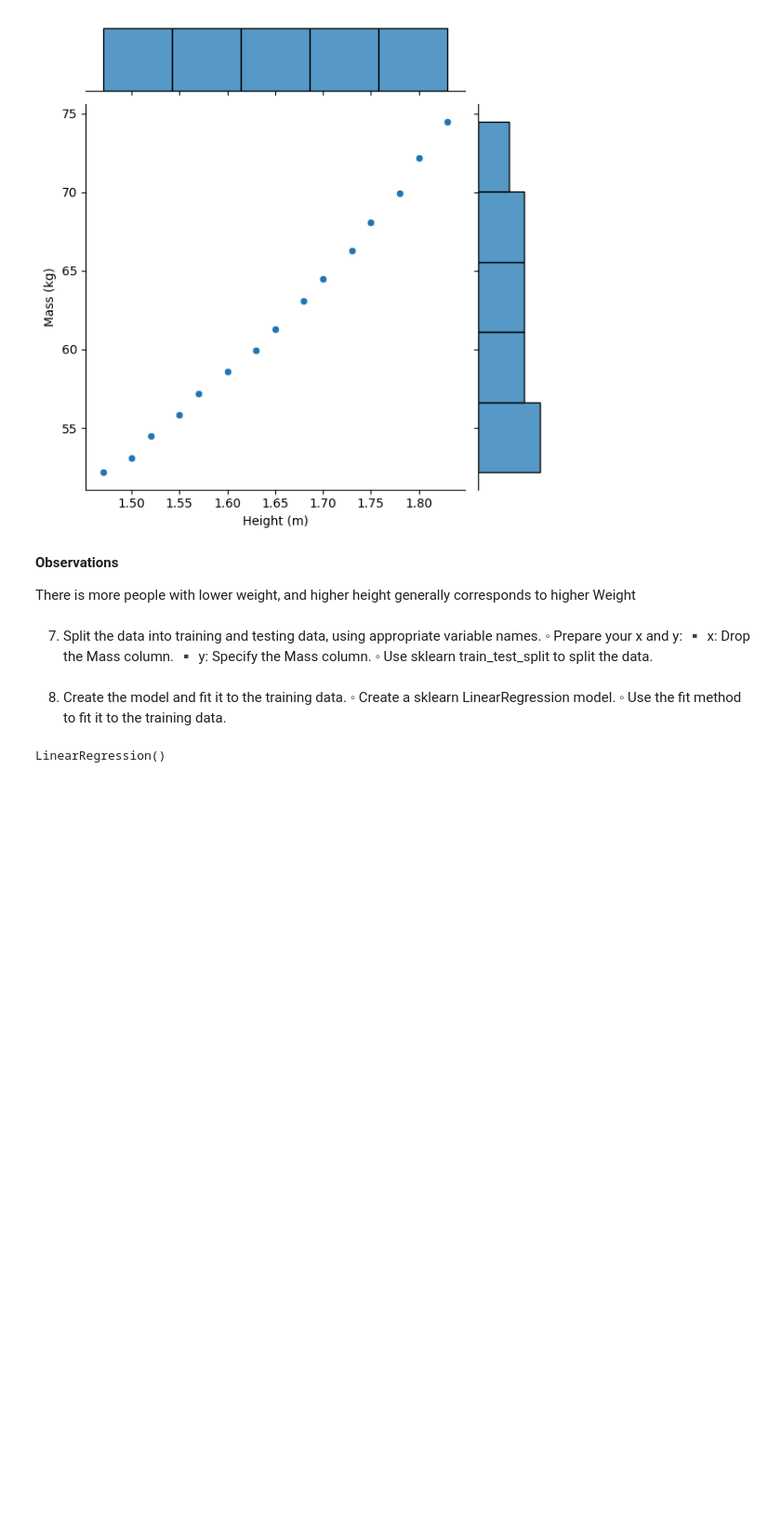
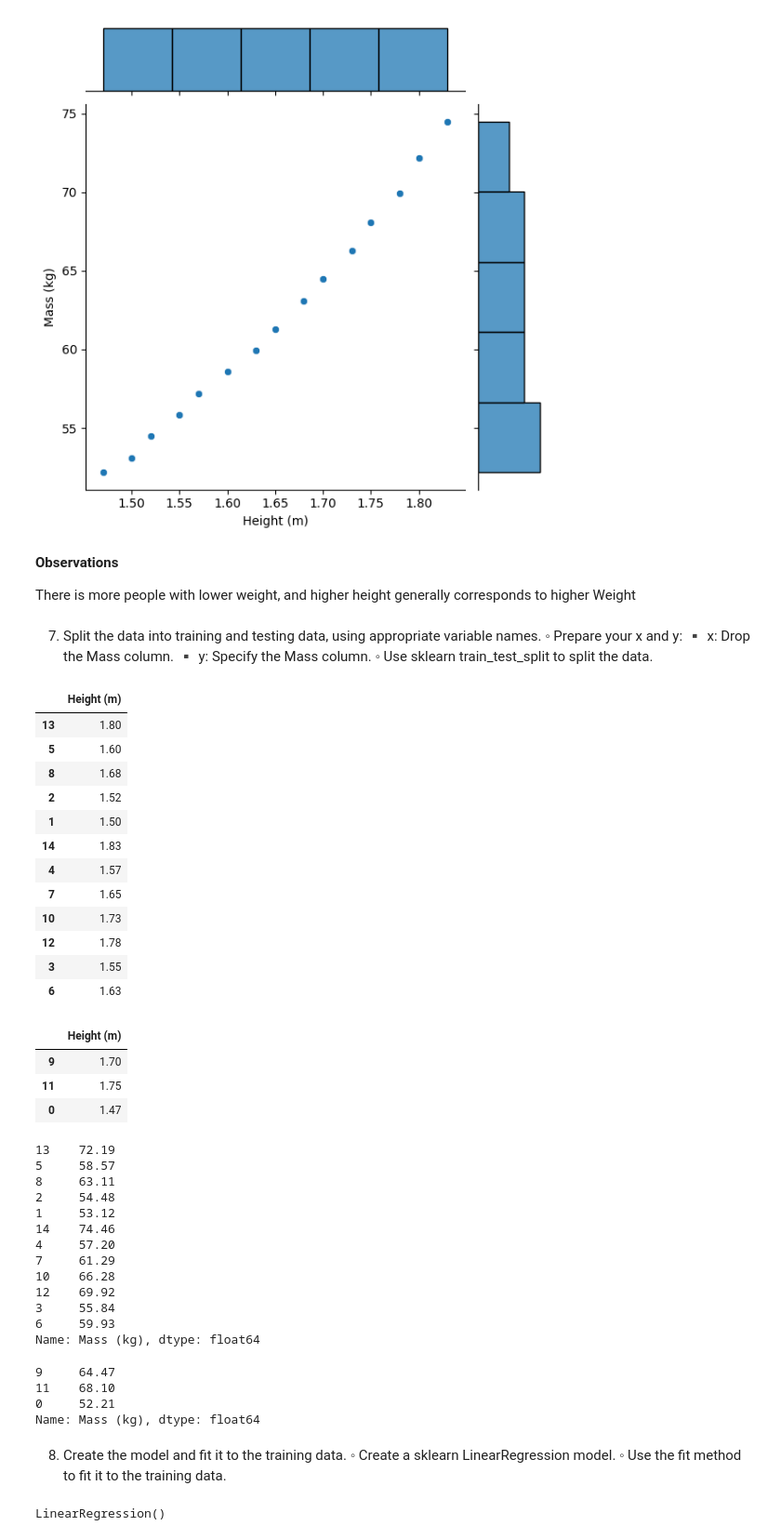
Before and after one commit to Icewav3/Comp-2040_CaseStudy1, a Jupyter notebook: CaseStudy.ipynb, the cells around one changed output. Shown at 93% size. Cells and saved outputs as stored; diff of their text form; code cells hidden in the pictures; blank space fills up the shorter version.

```diff
--- a/CaseStudy.ipynb
+++ b/CaseStudy.ipynb
@@ -95,12 +92,48 @@ There is more people with lower weight, and higher height generally corresponds
 # %%
 from sklearn.model_selection import train_test_split
 
 # Prepare x and y
 x = df.drop('Mass (kg)', axis=1)
 y = df['Mass (kg)']
 
 # Split the data
 x_train, x_test, y_train, y_test = train_test_split(x, y, test_size=0.2, random_state=42)
+display(x_train, x_test, y_train, y_test)
+# %% [output]
+|  | Height (m) |
+| 13 | 1.80 |
+| 5 | 1.60 |
+| 8 | 1.68 |
+| 2 | 1.52 |
+| 1 | 1.50 |
+| 14 | 1.83 |
+| 4 | 1.57 |
+| 7 | 1.65 |
+| 10 | 1.73 |
+| 12 | 1.78 |
+| 3 | 1.55 |
+| 6 | 1.63 |
+|  | Height (m) |
+| 9 | 1.70 |
+| 11 | 1.75 |
+| 0 | 1.47 |
+13    72.19
+5     58.57
+8     63.11
+2     54.48
+1     53.12
+14    74.46
+4     57.20
+7     61.29
+10    66.28
+12    69.92
+3     55.84
+6     59.93
+Name: Mass (kg), dtype: float64
+9     64.47
+11    68.10
+0     52.21
+Name: Mass (kg), dtype: float64
 # %% [markdown]
 8.	Create the model and fit it to the training data. ◦ Create a sklearn LinearRegression model.
 ◦ Use the fit method to fit it to the training data.
```
Also changed, not shown: parts of 4 cells of this notebook.
